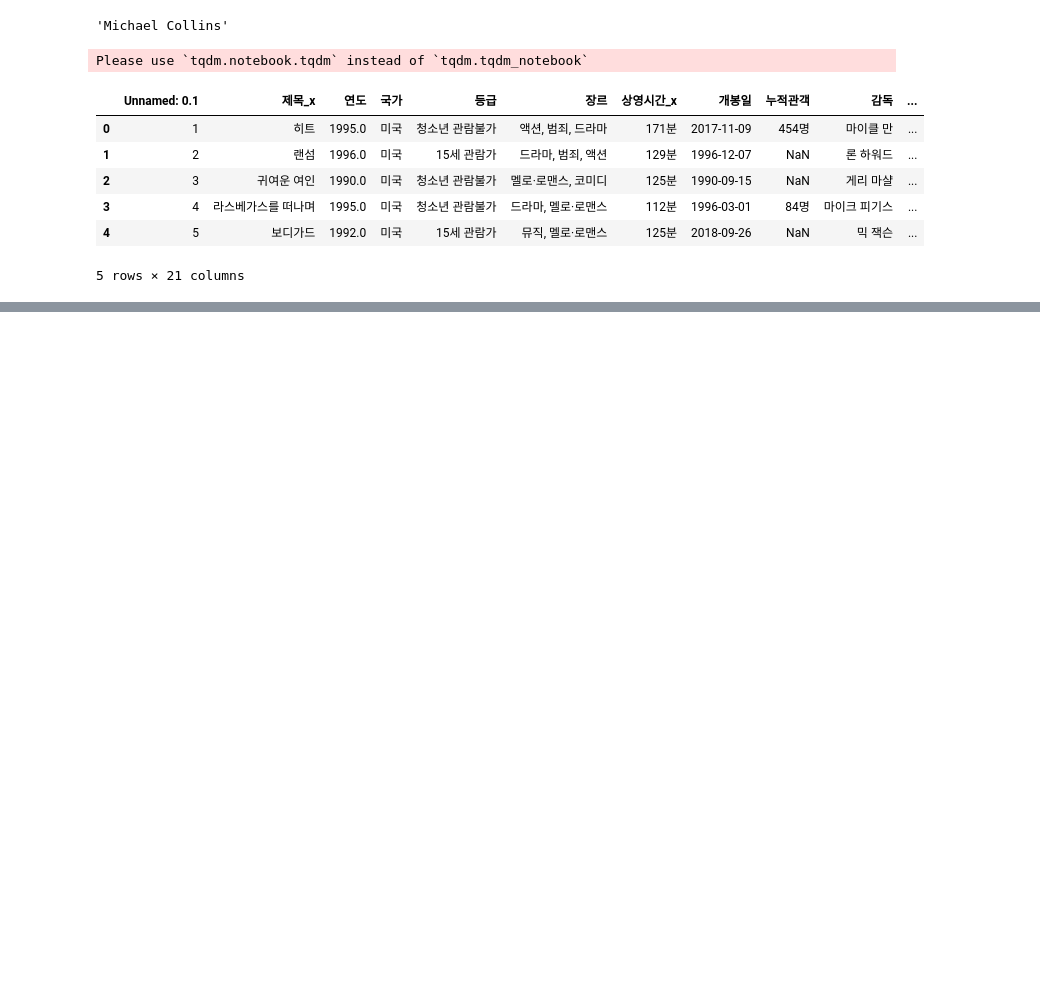
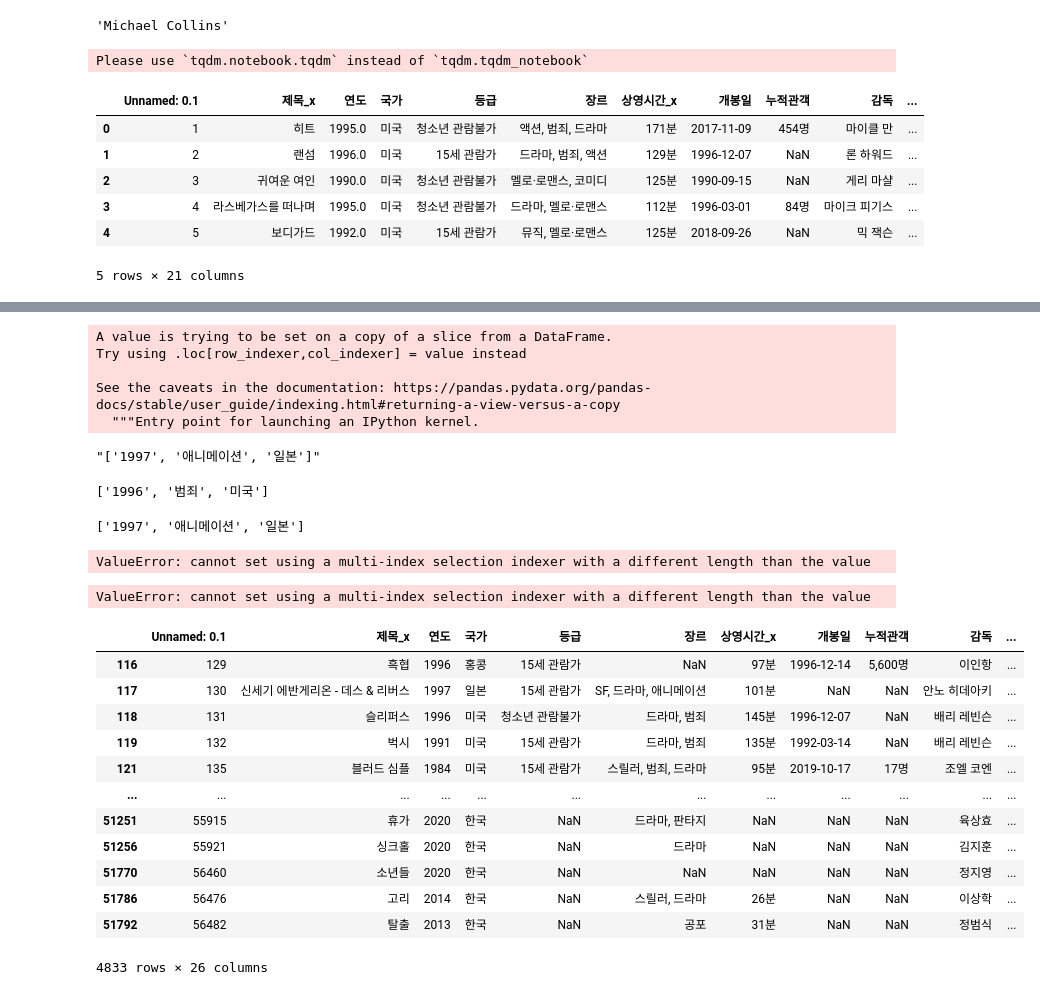
Before and after one commit to dhxoghks95/dsone13, a Jupyter notebook: code/crawling/왓챠빈칸메꾸기.ipynb, the cells around one changed output, grey strips where cells are left out. Cells and saved outputs as stored; diff of their text form; code cells hidden in the pictures; blank space fills up the shorter version.

```diff
--- a/code/crawling/왓챠빈칸메꾸기.ipynb
+++ b/code/crawling/왓챠빈칸메꾸기.ipynb
@@ -71,0 +160,62 @@ HM.to_csv('tohowmany.csv', index=False)
+# %%
+problem['연도'] = problem.연도.apply(lambda x: int(x) if x>2 else "").apply(str)
+# %% [output]
+A value is trying to be set on a copy of a slice from a DataFrame.
+Try using .loc[row_indexer,col_indexer] = value instead
+
+See the caveats in the documentation: https://pandas.pydata.org/pandas-docs/stable/user_guide/indexing.html#returning-a-view-versus-a-copy
+  """Entry point for launching an IPython kernel.
+# %%
+missing_dict ={}
+for i in list(problem[problem.제목_y_합 != ''].index):
+    missing_dict[problem.loc[i, '제목_y_합']] = {'연도_y': problem.loc[i, '연도_y'],
+                                                '장르_y':problem.loc[i, '장르_y'] ,
+                                               '국가_y' :problem.loc[i, '국가_y'] ,
+                                                 '별점' :problem.loc[i, '별점'] ,
+                                                 '사람' :problem.loc[i, '사람'] ,
+                                              '기타정보' : problem.loc[i, '기타정보']}
+# %%
+str(missing_dict[problem.제목_x_합[117]]['기타정보'])
+# %% [output]
+"['1997', '애니메이션', '일본']"
+# %%
+ problem.loc[i, '기타정보']
+# %% [output]
+['1996', '범죄', '미국']
+# %%
+list(missing_dict[problem.제목_x_합[i]]['기타정보'])
+# %% [output]
+['1997', '애니메이션', '일본']
+# %%
+problem.loc[i, '기타정보']= list(missing_dict[problem.제목_x_합[i]]['기타정보'])
+# %% [output]
+ValueError: cannot set using a multi-index selection indexer with a different length than the value
+# %%
+k=0
+for i in problem.index:
+    if problem.제목_x_합[i] in missing_dict:
+        problem.loc[i, '연도_y'] = missing_dict[problem.제목_x_합[i]]['연도_y']
+        problem.loc[i, '장르_y'] = missing_dict[problem.제목_x_합[i]]['장르_y']
+        problem.loc[i, '국가_y'] = list(missing_dict[problem.제목_x_합[i]]['국가_y'])
+        problem.loc[i, '별점'] =missing_dict[problem.제목_x_합[i]]['별점']
+        problem.loc[i, '사람'] = missing_dict[problem.제목_x_합[i]]['사람']
+        k+=1
+print(k)
+# %% [output]
+ValueError: cannot set using a multi-index selection indexer with a different length than the value
+# %%
+problem[(problem.연도_y!='') & (problem.연도 != problem.연도_y)]
+# %% [output]
+|  | Unnamed: 0.1 | 제목_x | 연도 | 국가 | 등급 | 장르 | 상영시간_x | 개봉일 | 누적관객 | 감독 | ... |
+| 116 | 129 | 흑협 | 1996 | 홍콩 | 15세 관람가 | NaN | 97분 | 1996-12-14 | 5,600명 | 이인항 | ... |
+| 117 | 130 | 신세기 에반게리온 - 데스 & 리버스 | 1997 | 일본 | 15세 관람가 | SF, 드라마, 애니메이션 | 101분 | NaN | NaN | 안노 히데아키 | ... |
+| 118 | 131 | 슬리퍼스 | 1996 | 미국 | 청소년 관람불가 | 드라마, 범죄 | 145분 | 1996-12-07 | NaN | 배리 레빈슨 | ... |
+| 119 | 132 | 벅시 | 1991 | 미국 | 15세 관람가 | 드라마, 범죄 | 135분 | 1992-03-14 | NaN | 배리 레빈슨 | ... |
+| 121 | 135 | 블러드 심플 | 1984 | 미국 | 15세 관람가 | 스릴러, 범죄, 드라마 | 95분 | 2019-10-17 | 17명 | 조엘 코엔 | ... |
+| ... | ... | ... | ... | ... | ... | ... | ... | ... | ... | ... | ... |
+| 51251 | 55915 | 휴가 | 2020 | 한국 | NaN | 드라마, 판타지 | NaN | NaN | NaN | 육상효 | ... |
+| 51256 | 55921 | 싱크홀 | 2020 | 한국 | NaN | 드라마 | NaN | NaN | NaN | 김지훈 | ... |
+| 51770 | 56460 | 소년들 | 2020 | 한국 | NaN | NaN | NaN | NaN | NaN | 정지영 | ... |
+| 51786 | 56476 | 고리 | 2014 | 한국 | NaN | 스릴러, 드라마 | 26분 | NaN | NaN | 이상학 | ... |
+| 51792 | 56482 | 탈출 | 2013 | 한국 | NaN | 공포 | 31분 | NaN | NaN | 정범식 | ... |
+4833 rows × 26 columns
```
Also changed, not shown: parts of 39 cells of this notebook, 2 other files.
